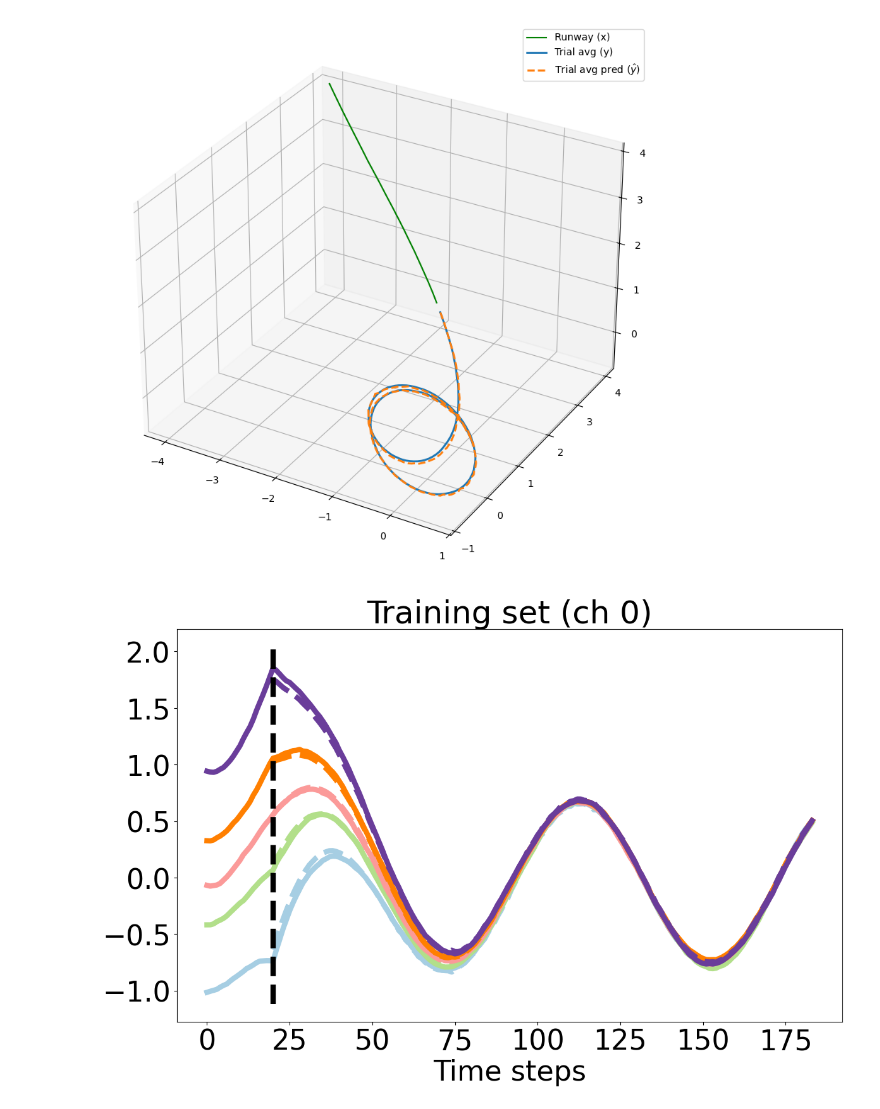
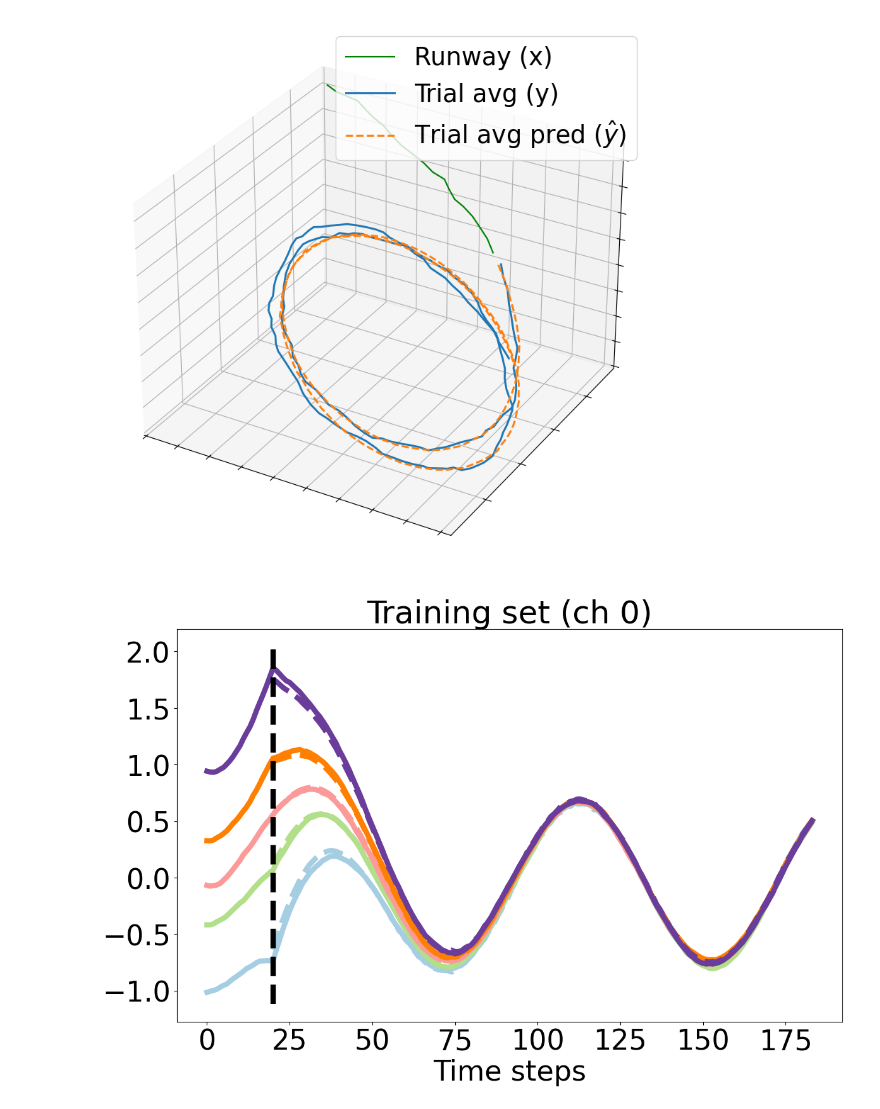
Before and after one commit to mmattb/py-tbfm, a Jupyter notebook: TBFM Demo.ipynb, the cells around one changed output. Saved outputs shown, nothing was run; the diff lists cells and outputs as text; code cells hidden in the pictures.

```diff
--- a/TBFM Demo.ipynb
+++ b/TBFM Demo.ipynb
@@ -172,12 +169,13 @@ for _ in range(3):
 # %%
 # Generate a bunch of paths with OOD initial states. Let's see how we generalize...
 
-test_ivp = torch.zeros(BATCH_SIZE, TRIAL_LENGTH, NUM_CHANNELS).to(DEVICE)
-iv_mean = (-3, 3, 3)
+batch_size = 500
+test_ivp = torch.zeros(batch_size, TRIAL_LENGTH, NUM_CHANNELS).to(DEVICE)
+iv_mean = (-1, 1, 1)
 for cidx in range(NUM_CHANNELS):
     channel_data = test.generate_ou_sinusoidal_moving_mean(
         trial_len=TRIAL_LENGTH,
-        batch_size=BATCH_SIZE,
+        batch_size=batch_size,
         phase_shift=127*cidx,
         wavelength=80,
         sigma=0.2,                  # Noise variance of the process. Raise this to make the process more stochastic.
@@ -202,24 +200,26 @@ for cidx in range(NUM_CHANNELS):
 # %%
 tivp_graph = test_ivp.cpu().numpy()
 tivp_mean_runway = model.zscore(test_ivp_runways).mean(dim=0).cpu().numpy()
 tivp_mean = test_ivp_y.mean(dim=0).cpu().numpy()
 tivp_mean_hat = test_ivp_hat.mean(dim=0).cpu().numpy()
 
 fig = plt.figure(figsize=(12, 10))
 ax = fig.add_subplot(111, projection='3d')
 
 # Plot the path
 ax.plot(tivp_mean_runway[:, 0], tivp_mean_runway[:, 1], tivp_mean_runway[:, 2], color='g', label="Runway (x)")
 ax.plot(tivp_mean[:, 0], tivp_mean[:, 1], tivp_mean[:, 2], label="Trial avg (y)", linewidth=2)
 ax.plot(tivp_mean_hat[:, 0], tivp_mean_hat[:, 1], tivp_mean_hat[:, 2], '--', label="Trial avg pred ($\hat{y}$)", linewidth=2)
-
-plt.legend()
+ax.set_xticklabels('')
+ax.set_yticklabels('')
+ax.set_zticklabels('')
+plt.legend(fontsize=25)
 
 # Display the plot
-# plt.savefig("ou_3d_exmaple.png", dpi=150)
+plt.savefig("ou_3d_exmaple.png", dpi=300)
 plt.show()
 # %% [output]
-[figure, old version]
+[figure, new version]
 # %%
 # Now to understand the state dependence of the predictions let's graph the mean predictions as a function of a
 #   discretized state, versus groundtruth.
```
Also changed, not shown: parts of 6 cells of this notebook, 1 other file.
